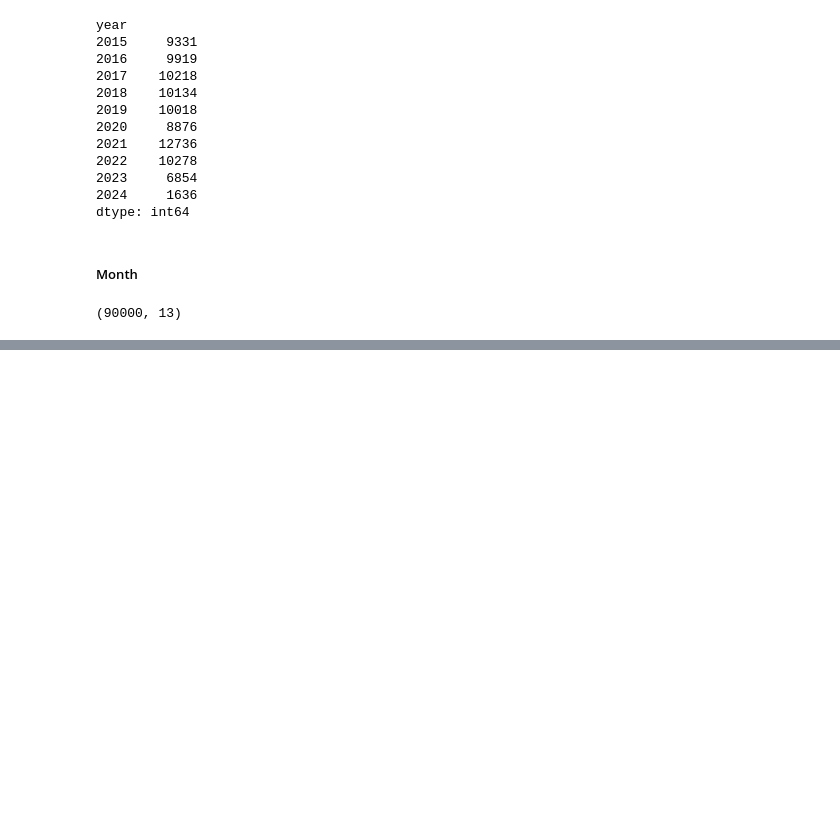
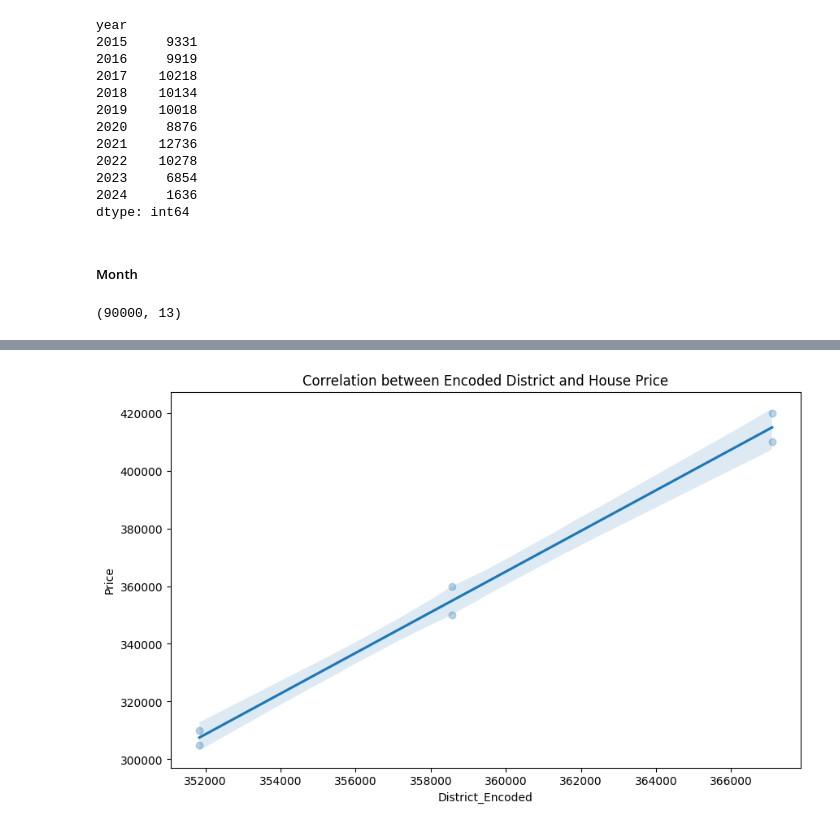
Before and after one commit to rbennum/house-price-prediction, a Jupyter notebook: notebooks/uk_house_price.ipynb, the cells around one changed output, grey strips where cells are left out. Saved outputs shown, nothing was run; the diff lists cells and outputs as text; code cells hidden in the pictures; blank space fills up the shorter version.

```diff
--- a/notebooks/uk_house_price.ipynb
+++ b/notebooks/uk_house_price.ipynb
@@ -175,0 +194,11 @@ plt.show()
+# %%
+from category_encoders import TargetEncoder
+
+data = {
+    'District': ['Adur', 'Adur', 'Arun', 'Arun', 'Barking', 'Barking'],
+    'Price': [350000, 360000, 420000, 410000, 310000, 305000]
+}
+df_temp = pd.DataFrame(data)
+encoder = TargetEncoder(cols=['District'], smoothing=10)
+df_temp['District_Encoded'] = encoder.fit_transform(df_temp[['District']], df_temp['Price'])
+df_temp[['District', 'District_Encoded']]
@@ -175,0 +213,7 @@ plt.show()
+# %%
+plt.figure(figsize=(10, 6))
+sns.regplot(x='District_Encoded', y='Price', data=df_temp, scatter_kws={'alpha':0.3})
+plt.title('Correlation between Encoded District and House Price')
+plt.show()
+# %% [output]
+[figure, added]
```
Also changed, not shown: parts of 9 cells of this notebook.
